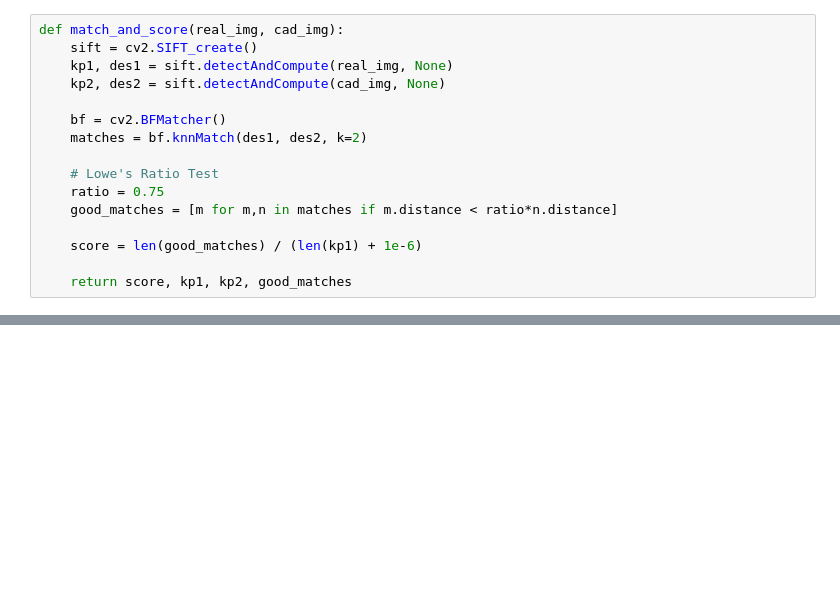
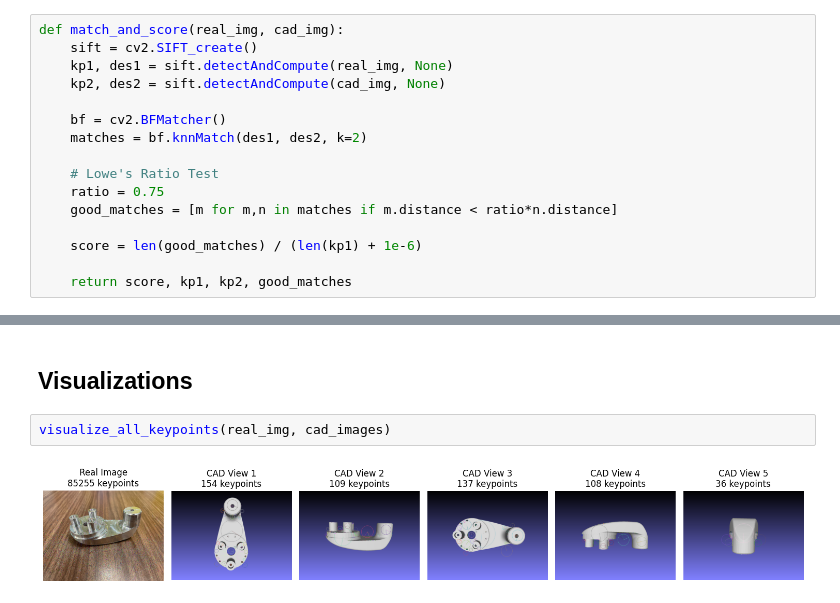
Before and after one commit to EW0824/veq_vision, a Jupyter notebook: experiment.ipynb, the cells around one changed output, grey strips where cells are left out. Saved outputs shown, nothing was run; the diff lists cells and outputs as text; blank space fills up the shorter version.

```diff
--- a/experiment.ipynb
+++ b/experiment.ipynb
@@ -38,0 +28,6 @@ for i, cad_img in enumerate(cad_images):
+# %% [markdown]
+## Visualizations
+# %%
+visualize_all_keypoints(real_img, cad_images)
+# %% [output]
+[figure, added]
```
Also changed, not shown: parts of 8 cells of this notebook, 1 other file.
